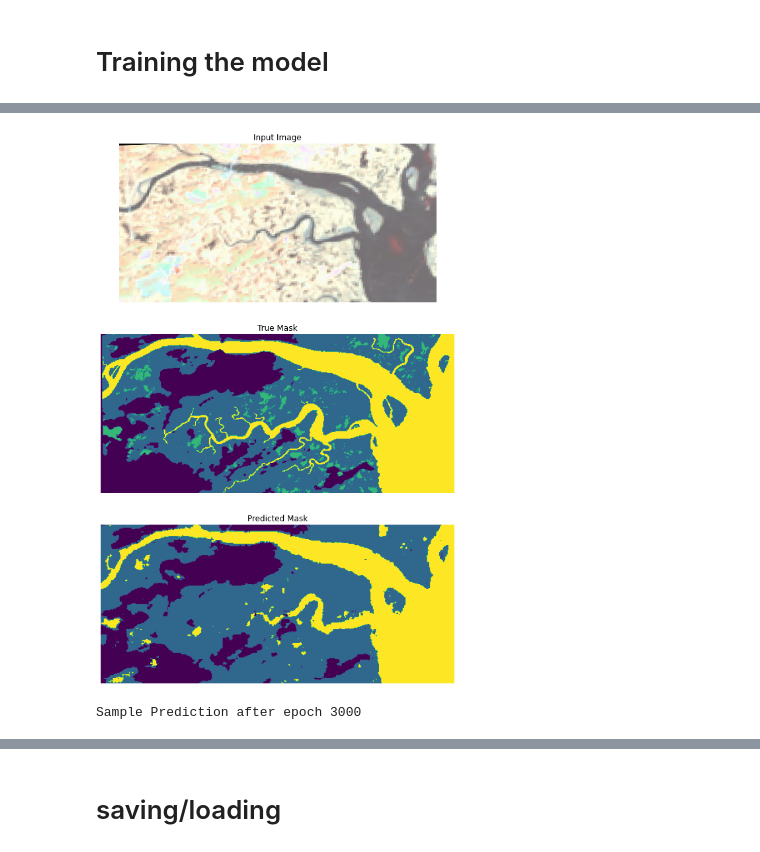
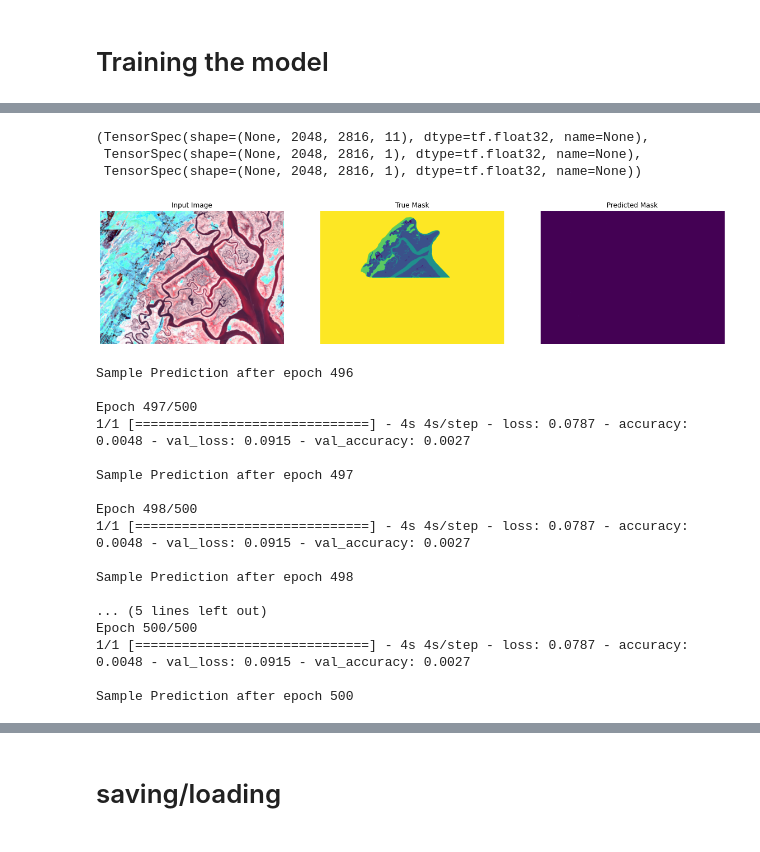
Before and after one commit to colefranks/MarshBoundaries, a Jupyter notebook: MarshBoundaries.ipynb, the cells around one changed output, grey strips where cells are left out. Drawn from its saved outputs; the diff is of its cells as text; code cells hidden in the pictures.

```diff
--- a/MarshBoundaries.ipynb
+++ b/MarshBoundaries.ipynb
@@ -721,7 +899,7 @@ def show_predictions(dataset=None, num=1):
   if dataset:
     for image, mask in dataset.take(num):
       pred_mask = model.predict(image)
-      display([image, mask[0], create_mask(pred_mask)])
+      display([image, mask[0,0], create_mask(pred_mask)])
   else:
     display([sample_image, sample_mask,
              create_mask(model.predict(sample_image[tf.newaxis, ...]))])
@@ -730,7 +908,7 @@ def show_train_predictions(dataset=None, num=1):
   if dataset:
     for image, mask in dataset.take(num):
       pred_mask = model.predict(image)
-      display([image[0], mask[0], create_mask(pred_mask)])
+      display([image[0], mask[0,0], create_mask(pred_mask)])
   else:
     display([sample_train_image, sample_train_mask,
              create_mask(model.predict(sample_train_image[tf.newaxis, ...]))])
@@ -745,12 +923,12 @@ def show_predictions_loaded(dataset=None, num=1):
              create_mask(loaded_model.predict(sample_image[tf.newaxis, ...]))])
 
 def display(display_list):
-  plt.figure(figsize=(15, 15))
+  plt.figure(figsize=(20, 20))
 
   title = ['Input Image', 'True Mask', 'Predicted Mask']
 
   for i in range(len(display_list)):
-    plt.subplot(len(display_list),1, i+1)
+    plt.subplot(1,len(display_list),i+1)
     plt.title(title[i])
     if display_list[i].shape[-1]==1:
         mi = 0
@@ -770,10 +949,10 @@ show_predictions()
 # %%
 class DisplayCallback(tf.keras.callbacks.Callback):
   def on_epoch_end(self, epoch, logs=None):
-    #if epoch % 5==0:
-    clear_output(wait=True)
-    #show_predictions()
-    show_train_predictions()
+    if epoch % 5==0:
+        clear_output(wait=True)
+        show_predictions()
+    #show_train_predictions()
     print ('\nSample Prediction after epoch {}\n'.format(epoch+1))
-tb_callback = tf.keras.callbacks.TensorBoard('./logs/BackToGood', update_freq=1)
+tb_callback = tf.keras.callbacks.TensorBoard('./logs/NewData1000', update_freq=1)
 # %% [output]
@@ -783,17 +962,56 @@ tb_callback = tf.keras.callbacks.TensorBoard('./logs/BackToGood', update_freq=1)
+# %%
+## adding sample weights so that the final class is ignored
+
+def add_sample_weights(image, label):
+  # The weights for each class, with the constraint that:
+  #     sum(class_weights) == 1.0
+  class_weights = tf.constant([1,1,1,1, 0.0])
+  class_weights = class_weights/tf.reduce_sum(class_weights)
+
+  # Create an image of `sample_weights` by using the label at each pixel as an
+  # index into the `class weights` .
+  sample_weights = tf.gather(class_weights, indices=tf.cast(label, tf.int32))
+
+  return image, label, sample_weights
+# %%
+train_batches.map(add_sample_weights).element_spec
+# %% [output]
+(TensorSpec(shape=(None, 2048, 2816, 11), dtype=tf.float32, name=None),
+ TensorSpec(shape=(None, 2048, 2816, 1), dtype=tf.float32, name=None),
+ TensorSpec(shape=(None, 2048, 2816, 1), dtype=tf.float32, name=None))
 # %%
-EPOCHS = 3000
+#actually training
+
+EPOCHS = 500
 #VAL_SUBSPLITS = 5
 #VALIDATION_STEPS = info.splits['test'].num_examples//BATCH_SIZE//VAL_SUBSPLITS
 
+#get validation working!
 
-
-model_history = model.fit(train_batches, epochs=EPOCHS,
+model_history = model.fit(train_batches.map(add_sample_weights),
+                          epochs=EPOCHS,
                           #steps_per_epoch=STEPS_PER_EPOCH,
                           #validation_steps=VALIDATION_STEPS,
-                          validation_data=test_batches,
+                          validation_data=test_batches.map(add_sample_weights),
                           callbacks=[DisplayCallback(),tb_callback]
                          )
 # %% [output]
-[figure, old version]
+[figure, new version]
-Sample Prediction after epoch 3000
+Sample Prediction after epoch 496
+
+Epoch 497/500
+1/1 [==============================] - 4s 4s/step - loss: 0.0787 - accuracy: 0.0048 - val_loss: 0.0915 - val_accuracy: 0.0027
+
+Sample Prediction after epoch 497
+
+Epoch 498/500
+1/1 [==============================] - 4s 4s/step - loss: 0.0787 - accuracy: 0.0048 - val_loss: 0.0915 - val_accuracy: 0.0027
+
+Sample Prediction after epoch 498
+
+... (5 lines left out)
+Epoch 500/500
+1/1 [==============================] - 4s 4s/step - loss: 0.0787 - accuracy: 0.0048 - val_loss: 0.0915 - val_accuracy: 0.0027
+
+Sample Prediction after epoch 500
 # %%
```
Also changed, not shown: parts of 54 cells of this notebook, 12 other files.
